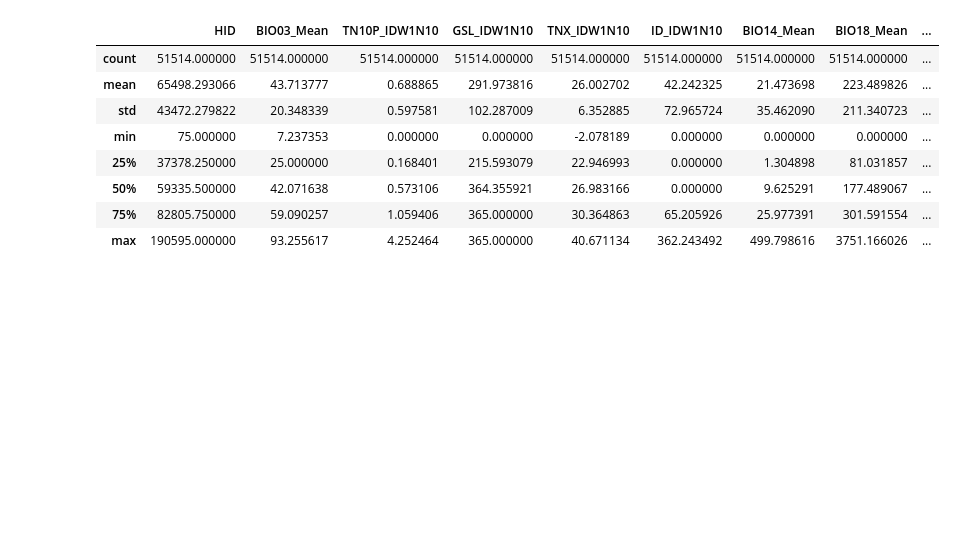
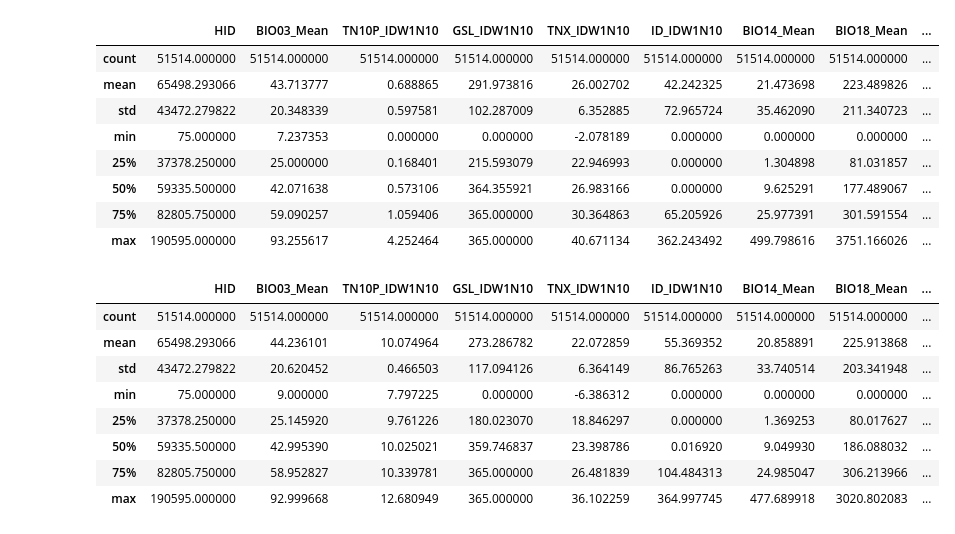
Before and after one commit to RyokoNod/sdm-asian-elephants, a Jupyter notebook: data/Modeling_Data/feature_selection_origreseach.ipynb, the cells around one changed output. Drawn from its saved outputs; the diff is of its cells as text; code cells hidden in the pictures; blank space fills up the shorter version.

Commit message:
Created outputs for present-day landmass
These are for plain logistic regression, features for random hexagon selection, and with the same seeds as the future predictions.

```diff
--- a/data/Modeling_Data/feature_selection_origreseach.ipynb
+++ b/data/Modeling_Data/feature_selection_origreseach.ipynb
@@ -6,7 +6,7 @@ This file creates train and test data from the master data files. These should b
 import pandas as pd
 from pathlib import Path
 # %%
-datadir = Path("../sdm-asian-elephants/data/")
+datadir = Path("../")
 elephasf = datadir / "Elephas_Maximus"
 
 etccdi_presentf = datadir / "Climate"/ "ISEA3H09_CCSM4_Y1950_Y2000_ETCCDI_IDW1N10.txt"
@@ -80,9 +80,13 @@ train_SGLM.describe()
 # %%
 # join the test data
 testdata = pd.merge(etccdi_future, wc_future, on="HID")
+
+# also making a test set to check performance in present conditions
+testpresent = pd.merge(etccdi_present, wc_present, on="HID")
 # %%
 # only select the necessary rows
 testdata = testdata[testdata["HID"].isin(list(testarea.HID))]
+testpresent = testpresent[testpresent["HID"].isin(list(testarea.HID))]
 # %%
 # checking if out of scope area of wc variables exist in test data - no
 testdata[(testdata==-1000.000000).any(axis=1)]
@@ -105,6 +125,12 @@ test_GLM = testdata[["HID", "BIO03_Mean", "TN10P_IDW1N10","GSL_IDW1N10","TNX_IDW
                        "ID_IDW1N10", "BIO14_Mean","BIO18_Mean", "CWD_IDW1N10", "RX1DAY_IDW1N10","WSDI_IDW1N10"]]
 test_SGLM = testdata[["HID", "BIO08_Mean", "TXX_IDW1N10", "BIO02_Mean", "TN90P_IDW1N10",
                        "ID_IDW1N10", "BIO14_Mean","BIO18_Mean", "CWD_IDW1N10", "RX1DAY_IDW1N10","WSDI_IDW1N10"]]
+# %%
+# do the same for the present-day test data
+testpres_GLM = testpresent[["HID", "BIO03_Mean", "TN10P_IDW1N10","GSL_IDW1N10","TNX_IDW1N10",
+                       "ID_IDW1N10", "BIO14_Mean","BIO18_Mean", "CWD_IDW1N10", "RX1DAY_IDW1N10","WSDI_IDW1N10"]]
+testpres_SGLM = testpresent[["HID", "BIO08_Mean", "TXX_IDW1N10", "BIO02_Mean", "TN90P_IDW1N10",
+                       "ID_IDW1N10", "BIO14_Mean","BIO18_Mean", "CWD_IDW1N10", "RX1DAY_IDW1N10","WSDI_IDW1N10"]]
 # %%
 test_GLM.describe()
 # %% [output]
@@ -117,5 +143,17 @@ test_GLM.describe()
 | 50% | 59335.500000 | 42.071638 | 0.573106 | 364.355921 | 26.983166 | 0.000000 | 9.625291 | 177.489067 | ... |
 | 75% | 82805.750000 | 59.090257 | 1.059406 | 365.000000 | 30.364863 | 65.205926 | 25.977391 | 301.591554 | ... |
 | max | 190595.000000 | 93.255617 | 4.252464 | 365.000000 | 40.671134 | 362.243492 | 499.798616 | 3751.166026 | ... |
+# %%
+testpres_GLM.describe()
+# %% [output]
+|  | HID | BIO03_Mean | TN10P_IDW1N10 | GSL_IDW1N10 | TNX_IDW1N10 | ID_IDW1N10 | BIO14_Mean | BIO18_Mean | ... |
+| count | 51514.000000 | 51514.000000 | 51514.000000 | 51514.000000 | 51514.000000 | 51514.000000 | 51514.000000 | 51514.000000 | ... |
+| mean | 65498.293066 | 44.236101 | 10.074964 | 273.286782 | 22.072859 | 55.369352 | 20.858891 | 225.913868 | ... |
+| std | 43472.279822 | 20.620452 | 0.466503 | 117.094126 | 6.364149 | 86.765263 | 33.740514 | 203.341948 | ... |
+| min | 75.000000 | 9.000000 | 7.797225 | 0.000000 | -6.386312 | 0.000000 | 0.000000 | 0.000000 | ... |
+| 25% | 37378.250000 | 25.145920 | 9.761226 | 180.023070 | 18.846297 | 0.000000 | 1.369253 | 80.017627 | ... |
+| 50% | 59335.500000 | 42.995390 | 10.025021 | 359.746837 | 23.398786 | 0.016920 | 9.049930 | 186.088032 | ... |
+| 75% | 82805.750000 | 58.952827 | 10.339781 | 365.000000 | 26.481839 | 104.484313 | 24.985047 | 306.213966 | ... |
+| max | 190595.000000 | 92.999668 | 12.680949 | 365.000000 | 36.102259 | 364.997745 | 477.689918 | 3020.802083 | ... |
 # %%
 # write out the test data
```
Also changed, not shown: parts of 6 cells of this notebook, 9 other files.
